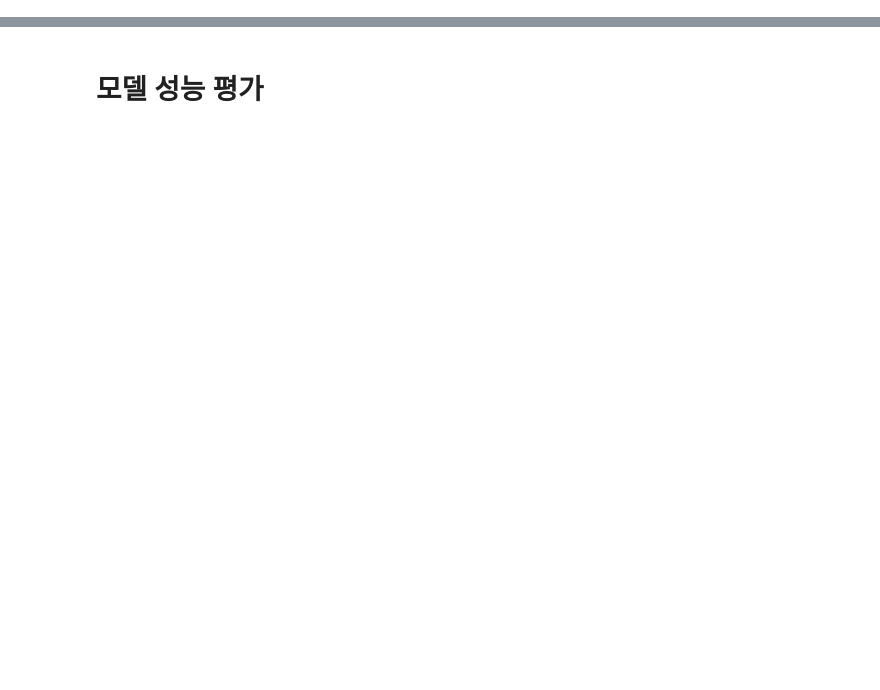
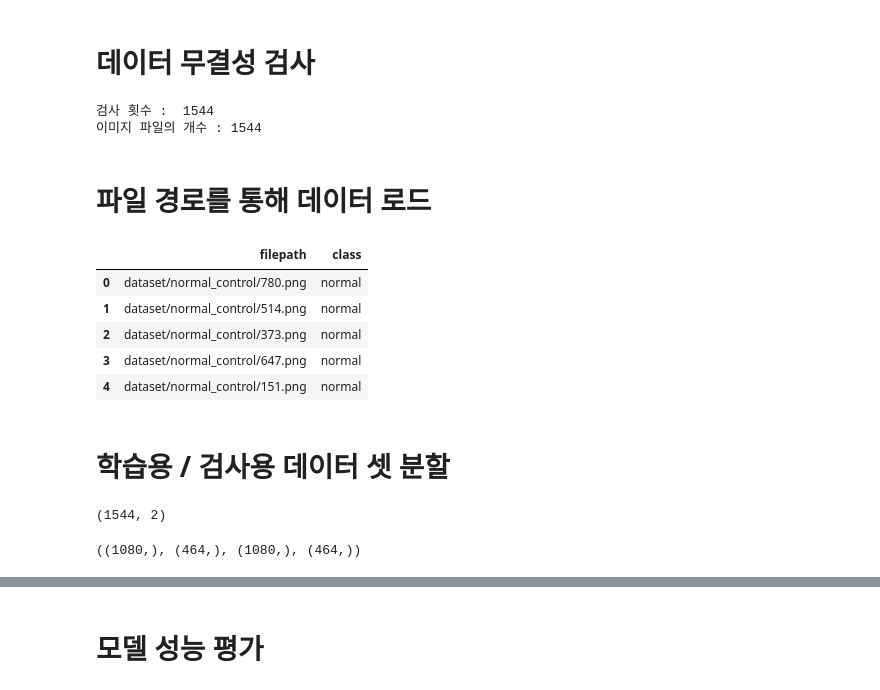
Before and after one commit to Tieck-IT/Study, a Jupyter notebook: paper/glaucoma_dectetion.ipynb, the cells around one changed output, grey strips where cells are left out. Saved outputs shown, nothing was run; the diff lists cells and outputs as text; code cells hidden in the pictures; blank space fills up the shorter version.

```diff
--- a/paper/glaucoma_dectetion.ipynb
+++ b/paper/glaucoma_dectetion.ipynb
@@ -198,0 +73,6 @@ _________________________________________________________________
+# %%
+import os
+adv_files = os.listdir("dataset/advanced_glaucoma")
+early_files = os.listdir("dataset/early_glaucoma")
+normal_files = os.listdir("dataset/normal_control")
+len(adv_files), len(early_files), len(normal_files)
@@ -198,0 +85,64 @@ _________________________________________________________________
+# %% [markdown]
+# 데이터 무결성 검사
+# %%
+check_num = 0
+num_png = 0
+for img in adv_files:
+    check_num +=1
+    if ".png" not in img:
+        print(img)
+    else : num_png += 1
+
+for img in early_files:
+    check_num +=1
+    if ".png" not in img:
+        print(img)
+    else : num_png += 1
+
+
+for img in normal_files:
+    check_num +=1
+    if ".png" not in img:
+        print(img)
+    else : num_png += 1
+print("검사 횟수 : ", check_num)
+print("이미지 파일의 개수 :", num_png)
+# %% [output]
+검사 횟수 :  1544
+이미지 파일의 개수 : 1544
+# %% [markdown]
+# 파일 경로를 통해 데이터 로드
+# %%
+file_paths = []
+class_list = []
+save_path = "dataset/"
+for path in normal_files:
+    file_paths.append(save_path +"normal_control/"+path)
+    class_list.append("normal") # normal
+for path in early_files:
+    file_paths.append(save_path +"early_glaucoma/"+path)
+    class_list.append("early") # early
+
+for path in adv_files:
+    file_paths.append(save_path + "advanced_glaucoma/"+path)
+    class_list.append("advance") # advance
+# %%
+import pandas as pd
+
+path_df = pd.DataFrame({"filepath" : file_paths,
+              "class" : class_list} )
+# %%
+path_df.head()
+# %% [output]
+|  | filepath | class |
+| 0 | dataset/normal_control/780.png | normal |
+| 1 | dataset/normal_control/514.png | normal |
+| 2 | dataset/normal_control/373.png | normal |
+| 3 | dataset/normal_control/647.png | normal |
+| 4 | dataset/normal_control/151.png | normal |
+# %% [markdown]
+# 학습용 / 검사용 데이터 셋 분할
+# %%
+path_df.shape
+# %% [output]
+(1544, 2)
@@ -198,0 +158,4 @@ _________________________________________________________________
+# %%
+path_X_train.shape,path_X_test.shape, y_train.shape, y_test.shape
+# %% [output]
+((1080,), (464,), (1080,), (464,))
```
Also changed, not shown: parts of 50 cells of this notebook.
